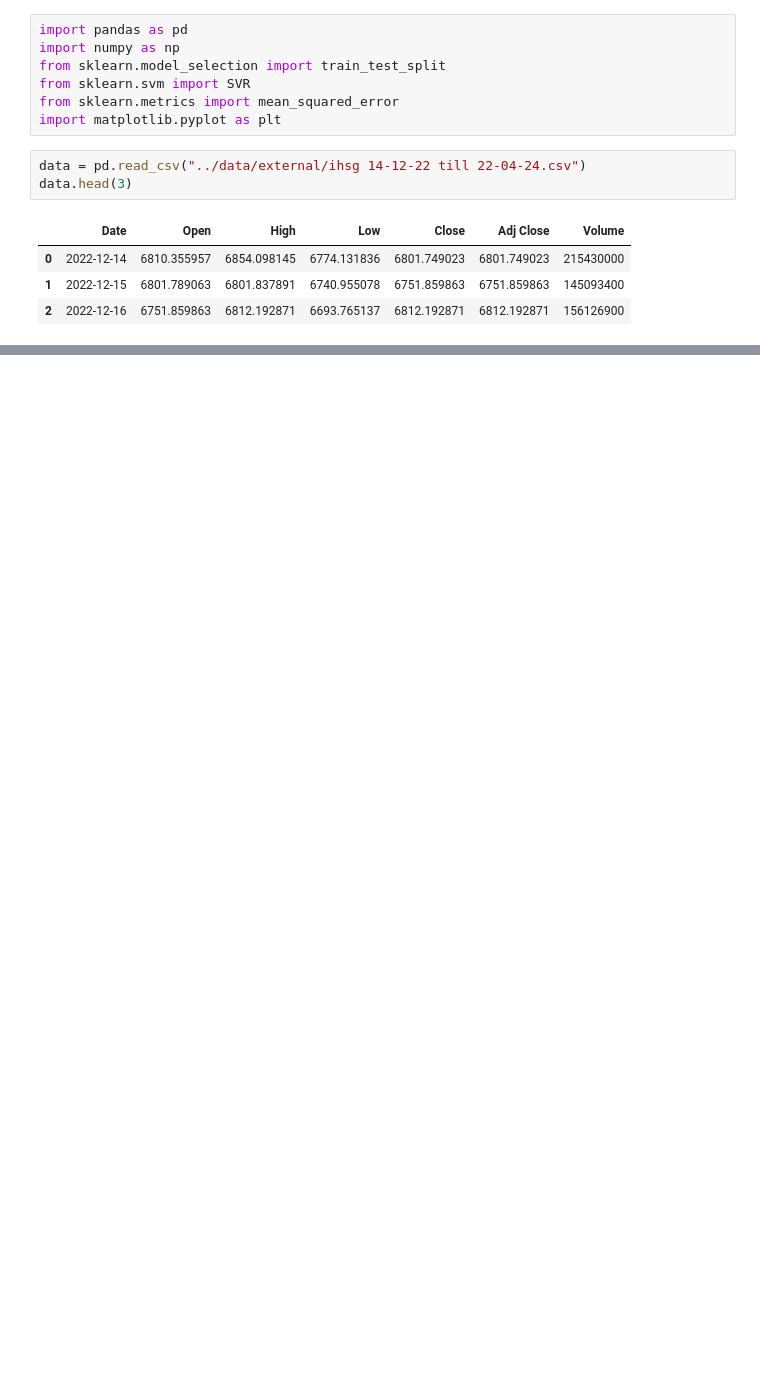
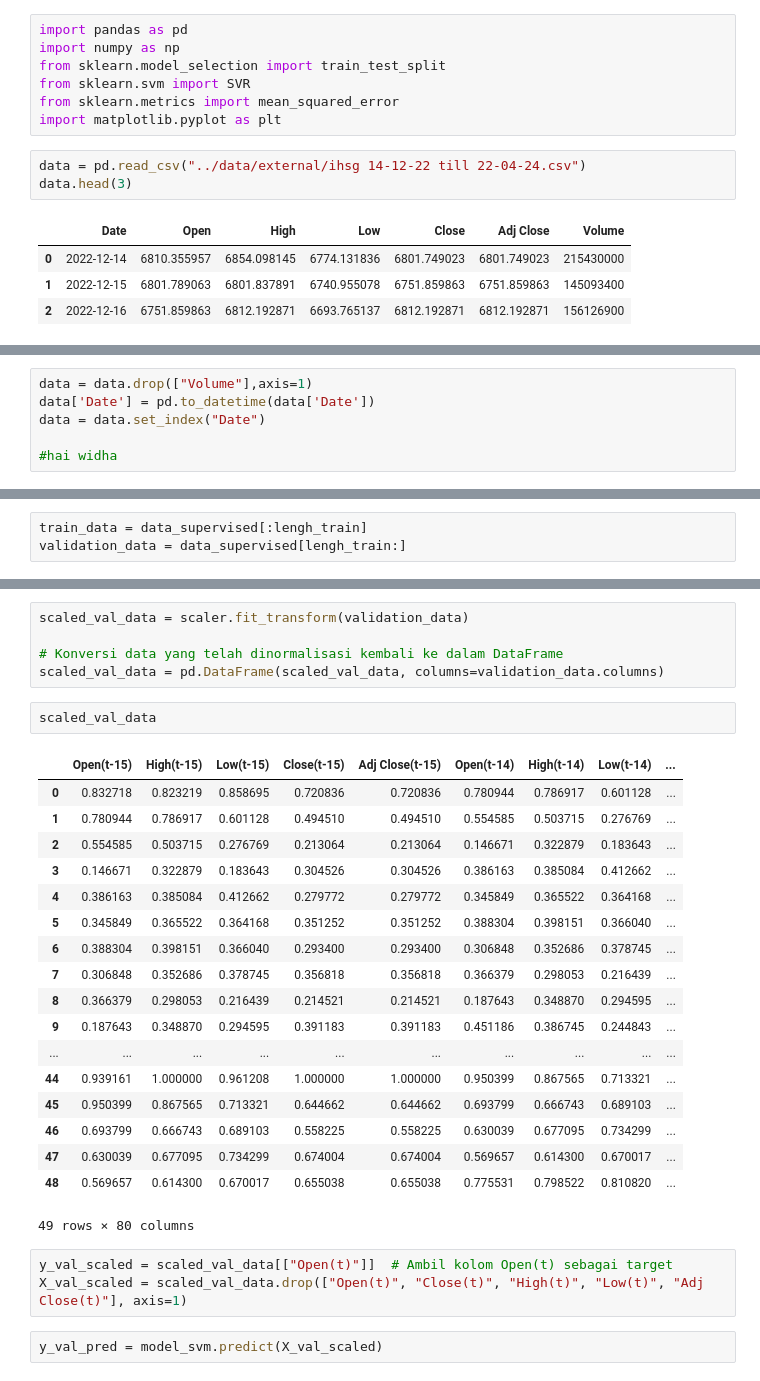
Before and after one commit to zyxn/stock_forecast_sentiment, a Jupyter notebook: notebooks/v1-wdy-svm.ipynb, the cells around one changed output, grey strips where cells are left out. Cells and saved outputs as stored; diff of their text form; blank space fills up the shorter version.

```diff
--- a/notebooks/v1-wdy-svm.ipynb
+++ b/notebooks/v1-wdy-svm.ipynb
@@ -15,0 +21,6 @@ data.head(3)
+# %%
+data = data.drop(["Volume"],axis=1)
+data['Date'] = pd.to_datetime(data['Date'])
+data = data.set_index("Date")
+
+#hai widha
@@ -15,0 +86,3 @@ data.head(3)
+# %%
+train_data = data_supervised[:lengh_train]
+validation_data = data_supervised[lengh_train:]
@@ -15,0 +185,31 @@ data.head(3)
+# %%
+scaled_val_data = scaler.fit_transform(validation_data)
+
+# Konversi data yang telah dinormalisasi kembali ke dalam DataFrame
+scaled_val_data = pd.DataFrame(scaled_val_data, columns=validation_data.columns)
+# %%
+scaled_val_data
+# %% [output]
+|  | Open(t-15) | High(t-15) | Low(t-15) | Close(t-15) | Adj Close(t-15) | Open(t-14) | High(t-14) | Low(t-14) | ... |
+| 0 | 0.832718 | 0.823219 | 0.858695 | 0.720836 | 0.720836 | 0.780944 | 0.786917 | 0.601128 | ... |
+| 1 | 0.780944 | 0.786917 | 0.601128 | 0.494510 | 0.494510 | 0.554585 | 0.503715 | 0.276769 | ... |
+| 2 | 0.554585 | 0.503715 | 0.276769 | 0.213064 | 0.213064 | 0.146671 | 0.322879 | 0.183643 | ... |
+| 3 | 0.146671 | 0.322879 | 0.183643 | 0.304526 | 0.304526 | 0.386163 | 0.385084 | 0.412662 | ... |
+| 4 | 0.386163 | 0.385084 | 0.412662 | 0.279772 | 0.279772 | 0.345849 | 0.365522 | 0.364168 | ... |
+| 5 | 0.345849 | 0.365522 | 0.364168 | 0.351252 | 0.351252 | 0.388304 | 0.398151 | 0.366040 | ... |
+| 6 | 0.388304 | 0.398151 | 0.366040 | 0.293400 | 0.293400 | 0.306848 | 0.352686 | 0.378745 | ... |
+| 7 | 0.306848 | 0.352686 | 0.378745 | 0.356818 | 0.356818 | 0.366379 | 0.298053 | 0.216439 | ... |
+| 8 | 0.366379 | 0.298053 | 0.216439 | 0.214521 | 0.214521 | 0.187643 | 0.348870 | 0.294595 | ... |
+| 9 | 0.187643 | 0.348870 | 0.294595 | 0.391183 | 0.391183 | 0.451186 | 0.386745 | 0.244843 | ... |
+| ... | ... | ... | ... | ... | ... | ... | ... | ... | ... |
+| 44 | 0.939161 | 1.000000 | 0.961208 | 1.000000 | 1.000000 | 0.950399 | 0.867565 | 0.713321 | ... |
+| 45 | 0.950399 | 0.867565 | 0.713321 | 0.644662 | 0.644662 | 0.693799 | 0.666743 | 0.689103 | ... |
+| 46 | 0.693799 | 0.666743 | 0.689103 | 0.558225 | 0.558225 | 0.630039 | 0.677095 | 0.734299 | ... |
+| 47 | 0.630039 | 0.677095 | 0.734299 | 0.674004 | 0.674004 | 0.569657 | 0.614300 | 0.670017 | ... |
+| 48 | 0.569657 | 0.614300 | 0.670017 | 0.655038 | 0.655038 | 0.775531 | 0.798522 | 0.810820 | ... |
+49 rows × 80 columns
+# %%
+y_val_scaled = scaled_val_data[["Open(t)"]]  # Ambil kolom Open(t) sebagai target
+X_val_scaled = scaled_val_data.drop(["Open(t)", "Close(t)", "High(t)", "Low(t)", "Adj Close(t)"], axis=1)
+# %%
+y_val_pred = model_svm.predict(X_val_scaled)
```
Also changed, not shown: parts of 14 cells of this notebook.
